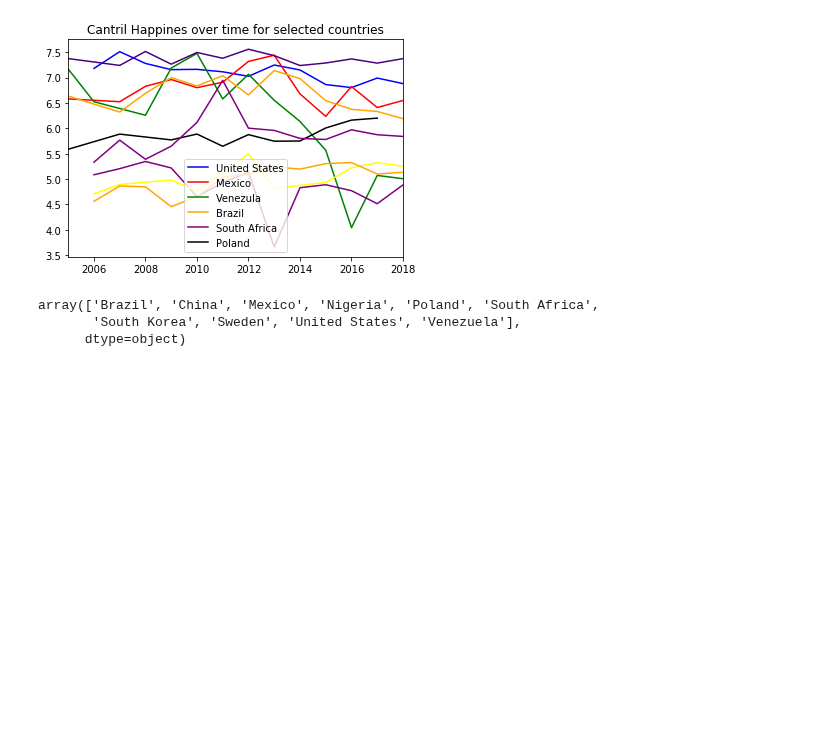
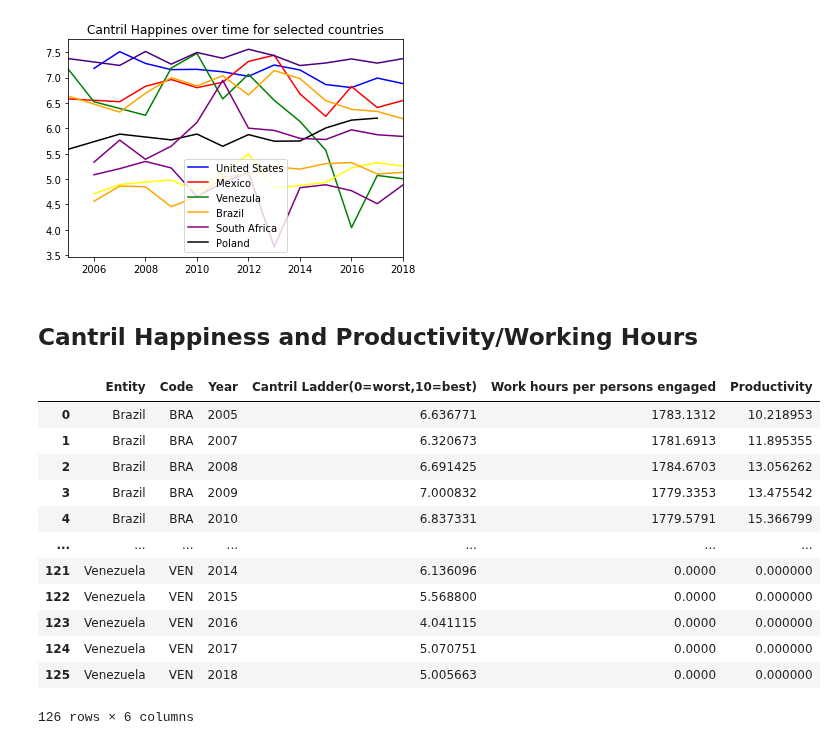
Before and after one commit to JeremyBrent/RUDS_project_1, a Jupyter notebook: Data_analysis.ipynb, the cells around one changed output. Saved outputs shown, nothing was run; the diff lists cells and outputs as text; code cells hidden in the pictures; blank space fills up the shorter version.

```diff
--- a/Data_analysis.ipynb
+++ b/Data_analysis.ipynb
@@ -115,6 +145,19 @@ import bokeh
-# %%
-data_df.Entity.unique()
-# %% [output]
-array(['Brazil', 'China', 'Mexico', 'Nigeria', 'Poland', 'South Africa',
-       'South Korea', 'Sweden', 'United States', 'Venezuela'],
-      dtype=object)
+# %% [markdown]
+## Cantril Happiness and Productivity/Working Hours
+# %%
+merged_df = pd.merge(Cantril_hap,productivity_df,how="left")
+merged_df
+# %% [output]
+|  | Entity | Code | Year | Cantril Ladder(0=worst,10=best) | Work hours per persons engaged | Productivity |
+| 0 | Brazil | BRA | 2005 | 6.636771 | 1783.1312 | 10.218953 |
+| 1 | Brazil | BRA | 2007 | 6.320673 | 1781.6913 | 11.895355 |
+| 2 | Brazil | BRA | 2008 | 6.691425 | 1784.6703 | 13.056262 |
+| 3 | Brazil | BRA | 2009 | 7.000832 | 1779.3353 | 13.475542 |
+| 4 | Brazil | BRA | 2010 | 6.837331 | 1779.5791 | 15.366799 |
+| ... | ... | ... | ... | ... | ... | ... |
+| 121 | Venezuela | VEN | 2014 | 6.136096 | 0.0000 | 0.000000 |
+| 122 | Venezuela | VEN | 2015 | 5.568800 | 0.0000 | 0.000000 |
+| 123 | Venezuela | VEN | 2016 | 4.041115 | 0.0000 | 0.000000 |
+| 124 | Venezuela | VEN | 2017 | 5.070751 | 0.0000 | 0.000000 |
+| 125 | Venezuela | VEN | 2018 | 5.005663 | 0.0000 | 0.000000 |
+126 rows × 6 columns
```
Also changed, not shown: parts of 14 cells of this notebook, 1 other file.
